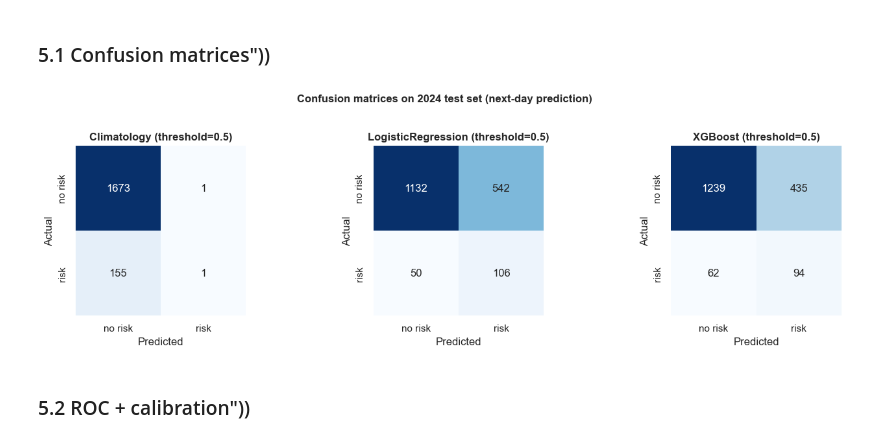
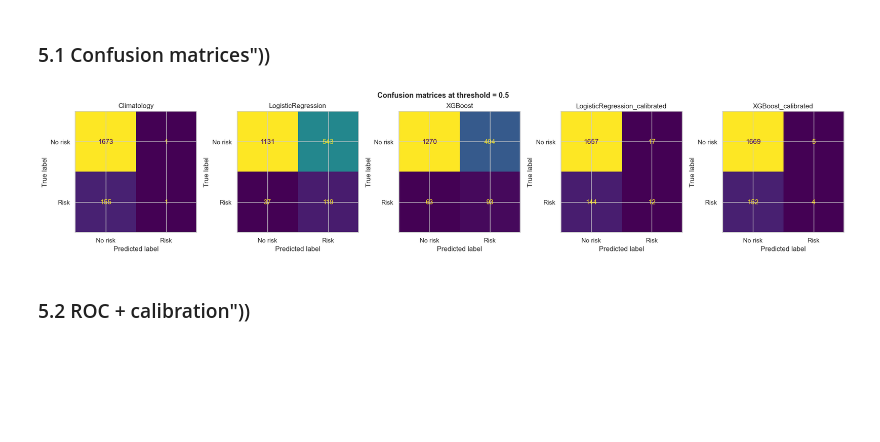
Before and after one commit to AyxanMuxtar/Maritime-delay-risk-prediction, a Jupyter notebook: notebooks/day_08_modeling.ipynb, the cells around one changed output. Cells and saved outputs as stored; diff of their text form; code cells hidden in the pictures; blank space fills up the shorter version.

Commit message:
model calibration added

```diff
--- a/notebooks/day_08_modeling.ipynb
+++ b/notebooks/day_08_modeling.ipynb
@@ -677,24 +797,39 @@ Turkmenbashi              0.709   0.748
 # %% [markdown]
 ### 5.1 Confusion matrices"))
 # %%
-fig, axes = plt.subplots(1, 3, figsize=(14, 4))
-for ax, (name, (p_test, _)) in zip(axes, predictions.items()):
-    cm = confusion_matrix(y_test, (p_test >= 0.5).astype(int))
-    sns.heatmap(
-        cm, ax=ax, cmap='Blues', annot=True, fmt='d',
-        xticklabels=['no risk', 'risk'], yticklabels=['no risk', 'risk'],
-        cbar=False, square=True,
+# -------------------------------------------------------------------
+# Confusion matrices at threshold = 0.5
+# -------------------------------------------------------------------
+
+from sklearn.metrics import confusion_matrix, ConfusionMatrixDisplay
+
+models_to_plot = list(model_outputs.keys())
+
+n_models = len(models_to_plot)
+fig, axes = plt.subplots(1, n_models, figsize=(4 * n_models, 4))
+
+if n_models == 1:
+    axes = [axes]
+
+for ax, name in zip(axes, models_to_plot):
+    p_test = model_outputs[name]["p_test"]
+    y_pred = (p_test >= 0.5).astype(int)
+
+    cm = confusion_matrix(y_test, y_pred)
+
+    disp = ConfusionMatrixDisplay(
+        confusion_matrix=cm,
+        display_labels=["No risk", "Risk"]
     )
-    ax.set_title(name + ' (threshold=0.5)', fontweight='bold')
-    ax.set_xlabel('Predicted')
-    ax.set_ylabel('Actual')
-fig.suptitle('Confusion matrices on 2024 test set (next-day prediction)',
-             fontsize=12, fontweight='bold', y=1.02)
+
+    disp.plot(ax=ax, values_format="d", colorbar=False)
+    ax.set_title(name)
+
+fig.suptitle("Confusion matrices at threshold = 0.5", fontsize=13, fontweight="bold")
 fig.tight_layout()
-fig.savefig(FIGURES_DIR / 'day08_confusion_matrices.png')
 plt.show()
 # %% [output]
-[figure, old version]
+[figure, new version]
 # %% [markdown]
 ### 5.2 ROC + calibration"))
 # %%
```
Also changed, not shown: parts of 24 cells of this notebook, 16 other files.
